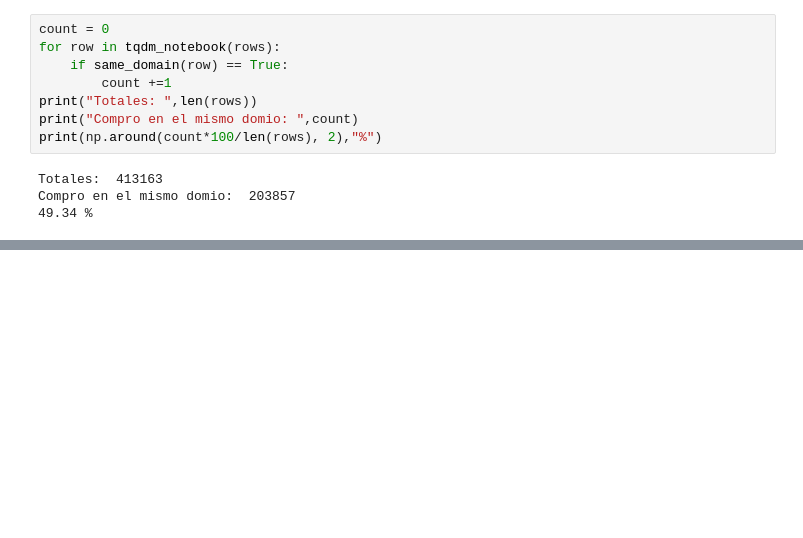
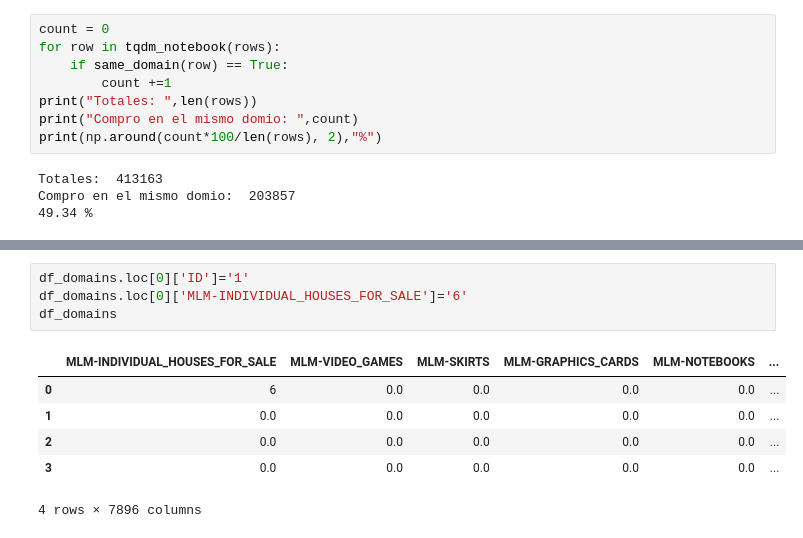
Before and after one commit to naio83/SistemasDeRecomendacion, a Jupyter notebook: challenge_meli/exploratorio.ipynb, the cells around one changed output, grey strips where cells are left out. Drawn from its saved outputs; the diff is of its cells as text; blank space fills up the shorter version.

```diff
--- a/challenge_meli/exploratorio.ipynb
+++ b/challenge_meli/exploratorio.ipynb
@@ -161,0 +466,11 @@ Compro en el mismo domio:  203857
+# %%
+df_domains.loc[0]['ID']='1'
+df_domains.loc[0]['MLM-INDIVIDUAL_HOUSES_FOR_SALE']='6'
+df_domains
+# %% [output]
+|  | MLM-INDIVIDUAL_HOUSES_FOR_SALE | MLM-VIDEO_GAMES | MLM-SKIRTS | MLM-GRAPHICS_CARDS | MLM-NOTEBOOKS | ... |
+| 0 | 6 | 0.0 | 0.0 | 0.0 | 0.0 | ... |
+| 1 | 0.0 | 0.0 | 0.0 | 0.0 | 0.0 | ... |
+| 2 | 0.0 | 0.0 | 0.0 | 0.0 | 0.0 | ... |
+| 3 | 0.0 | 0.0 | 0.0 | 0.0 | 0.0 | ... |
+4 rows × 7896 columns
```
Also changed, not shown: parts of 51 cells of this notebook, 25 other files.
